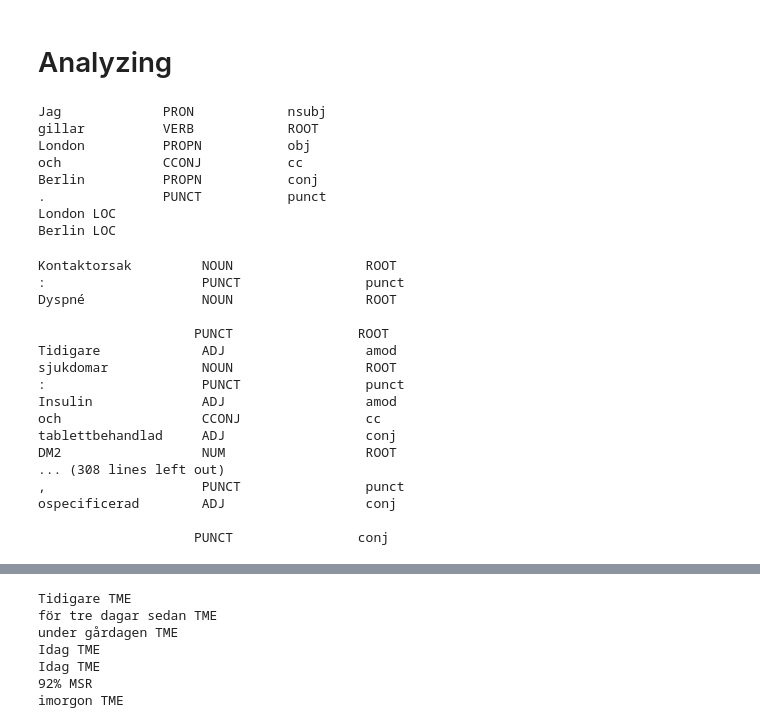
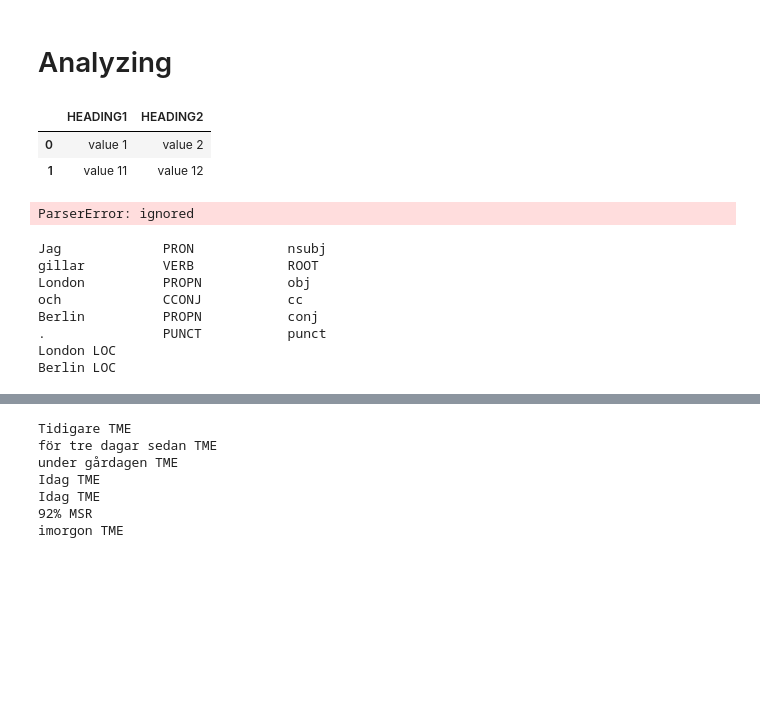
Before and after one commit to callebalik/clinical_NLP_SE, a Jupyter notebook: notebooks/phrasematcher_v1.ipynb, the cells around one changed output, grey strips where cells are left out. Drawn from its saved outputs; the diff is of its cells as text; code cells hidden in the pictures; blank space fills up the shorter version.

```diff
--- a/notebooks/phrasematcher_v1.ipynb
+++ b/notebooks/phrasematcher_v1.ipynb
@@ -79,6 +75,40 @@ If you need a Swedish lemmatizer we advise you for the moment to have a look at
 The other model is a XPOS tagger in case you need language-specific part-of-speech tags (sv_tagger-0.0.0.tar.gz).
 # %% [markdown]
 # Analyzing
+# %%
+import pandas as pd
+from io import StringIO
+
+txt = """HEADING1
+value 1
+
+HEADING2
+value 2
+
+HEADING1
+value 11
+
+HEADING2
+value 12"""
+
+cols, vals = zip(*[line.split('\n') for line in StringIO(txt).read().split('\n\n')])
+
+s = pd.Series(vals, cols)
+s.index = [s.groupby(level=0).cumcount(), s.index]
+
+s.unstack()
+# %% [output]
+|  | HEADING1 | HEADING2 |
+| 0 | value 1 | value 2 |
+| 1 | value 11 | value 12 |
+# %%
+import pandas as pd
+
+file = open(data_path / 'raw/negations/negEx.txt')
+data = pd.read_csv(file, sep=" ", header=None)
+# data.columns = ["a", "b", "c", "etc."]
+# %% [output]
+ParserError: ignored
 # %%
 import spacy
 nlp = spacy.load("sv_pipeline")
@@ -91,33 +121,3 @@ Berlin          PROPN           conj
 .               PUNCT           punct
 London LOC
 Berlin LOC
-# %%
-wiki_text = """London. Maskininlärning (engelska: machine learning) är ett område inom artificiell intelligens, och därmed inom datavetenskapen. Det handlar om metoder för att med data "träna" datorer att upptäcka och "lära" sig regler för att lösa en uppgift, utan att datorerna har programmerats med regler för just den uppgiften. Området angränsar till statistik, datorseende och mönsterigenkänning. Datautvinning (datamining) är ett betydelsenära begrepp som avser en kombiniation av maskininlärning och statistiska metoder för att upptäcka och visualisera mönster i stora mängder data."""
-code_path = Path('/content/clinical_NLP_SE/')
-
-file = code_path / 'data/corpus/mockup-patient-records/by_johanna/originals/chart1.txt'
-
-pre_doc = open(file, 'r').read()
-
-doc = nlp(pre_doc)
-width = 20 # table width
-for token in doc:
-    print(f"{token.text: <{width}} {token.tag_: <{width}} {token.dep_: <{width}}")
-# %% [output]
-Kontaktorsak         NOUN                 ROOT
-:                    PUNCT                punct
-Dyspné               NOUN                 ROOT
-
-                    PUNCT                ROOT
-Tidigare             ADJ                  amod
-sjukdomar            NOUN                 ROOT
-:                    PUNCT                punct
-Insulin              ADJ                  amod
-och                  CCONJ                cc
-tablettbehandlad     ADJ                  conj
-DM2                  NUM                  ROOT
-... (308 lines left out)
-,                    PUNCT                punct
-ospecificerad        ADJ                  conj
-
-                    PUNCT                conj
```
Also changed, not shown: parts of 3 cells of this notebook, 3 other files.
